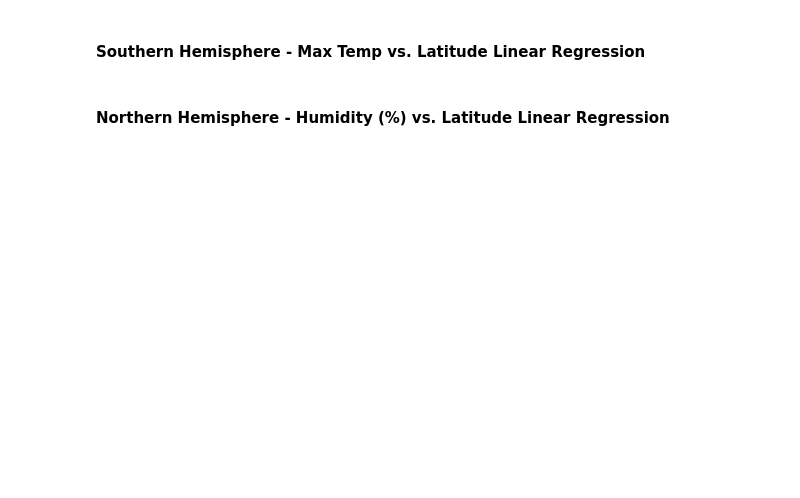
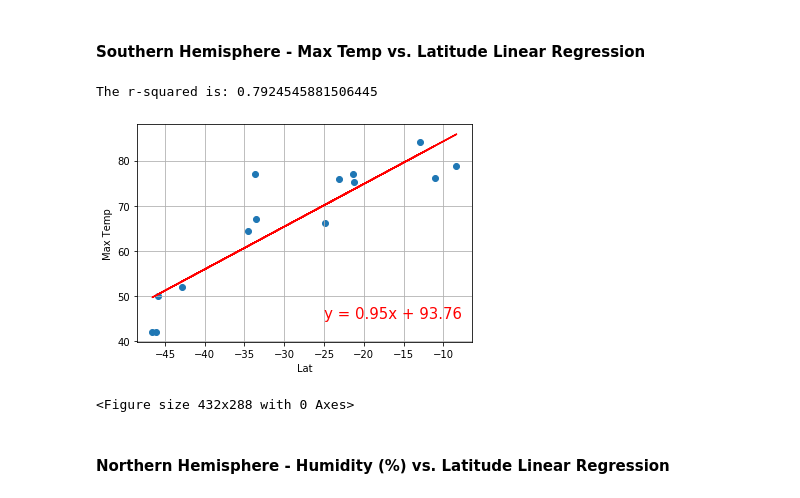
Before and after one commit to EMENGH/python-api-challenge, a Jupyter notebook: WeatherPy/WeatherPy.ipynb, the cells around one changed output. Drawn from its saved outputs; the diff is of its cells as text; code cells hidden in the pictures; blank space fills up the shorter version.

```diff
--- a/WeatherPy/WeatherPy.ipynb
+++ b/WeatherPy/WeatherPy.ipynb
@@ -285,4 +270,14 @@ The r-squared is: 0.7481712783079518
 # %% [markdown]
 ####  Southern Hemisphere - Max Temp vs. Latitude Linear Regression
+# %%
+y_loc = (-25, 45)
+x_label = "Lat"
+y_label = "Max Temp"
+generic_linreg_weather_func(south[x_label],south[y_label],x_label,y_label, y_loc)
+plt.savefig("../output_data/south_latitude_vs_Max_Temp.png")
+# %% [output]
+The r-squared is: 0.7924545881506445
+[figure, added]
+<Figure size 432x288 with 0 Axes>
 # %% [markdown]
 ####  Northern Hemisphere - Humidity (%) vs. Latitude Linear Regression
```
Also changed, not shown: parts of 9 cells of this notebook.
